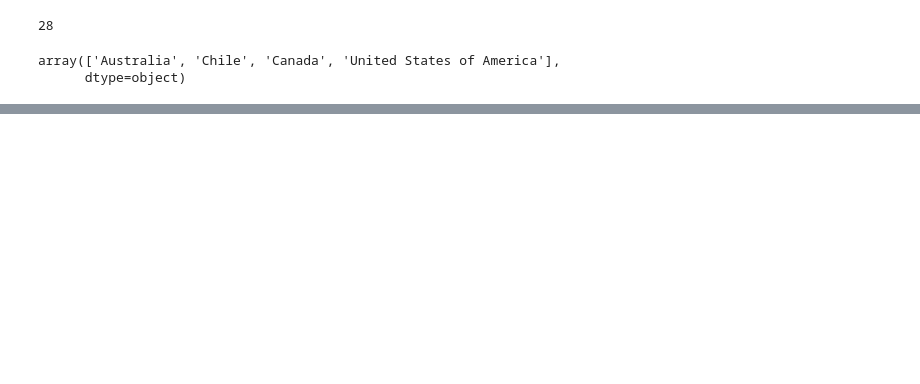
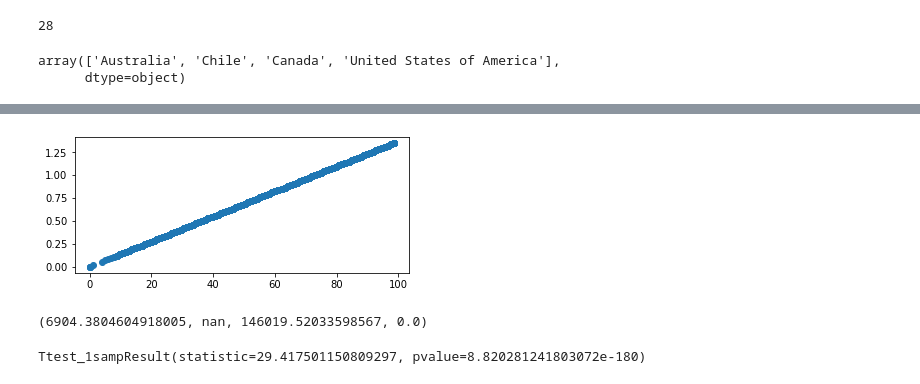
Before and after one commit to Team-Dynamite/Project-TNT, a Jupyter notebook: Notebooks/covid-airport.ipynb, the cells around one changed output, grey strips where cells are left out. Cells and saved outputs as stored; diff of their text form; code cells hidden in the pictures; blank space fills up the shorter version.

```diff
--- a/Notebooks/covid-airport.ipynb
+++ b/Notebooks/covid-airport.ipynb
@@ -26,0 +56,22 @@ df.to_excel("covid_impact_on_airport_traffic.xlsx")
+# %%
+x = df['PercentOfBaseline']
+y = df['Version']
+# %%
+model = sm.OLS(y,x).fit()
+# %%
+pred_val = model.fittedvalues.copy()
+true_val = df['PercentOfBaseline'].values.copy()
+residual = true_val - pred_val
+# %%
+fig, ax = plt.subplots(figsize=(6,2.5))
+_ = ax.scatter(residual, pred_val)
+# %% [output]
+[figure, added]
+# %%
+sms.diagnostic.het_breuschpagan(residual, df[['PercentOfBaseline']])
+# %% [output]
+(6904.3804604918005, nan, 146019.52033598567, 0.0)
+# %%
+sms.linear_harvey_collier(model)
+# %% [output]
+Ttest_1sampResult(statistic=29.417501150809297, pvalue=8.820281241803072e-180)
```
Also changed, not shown: parts of 13 cells of this notebook.
